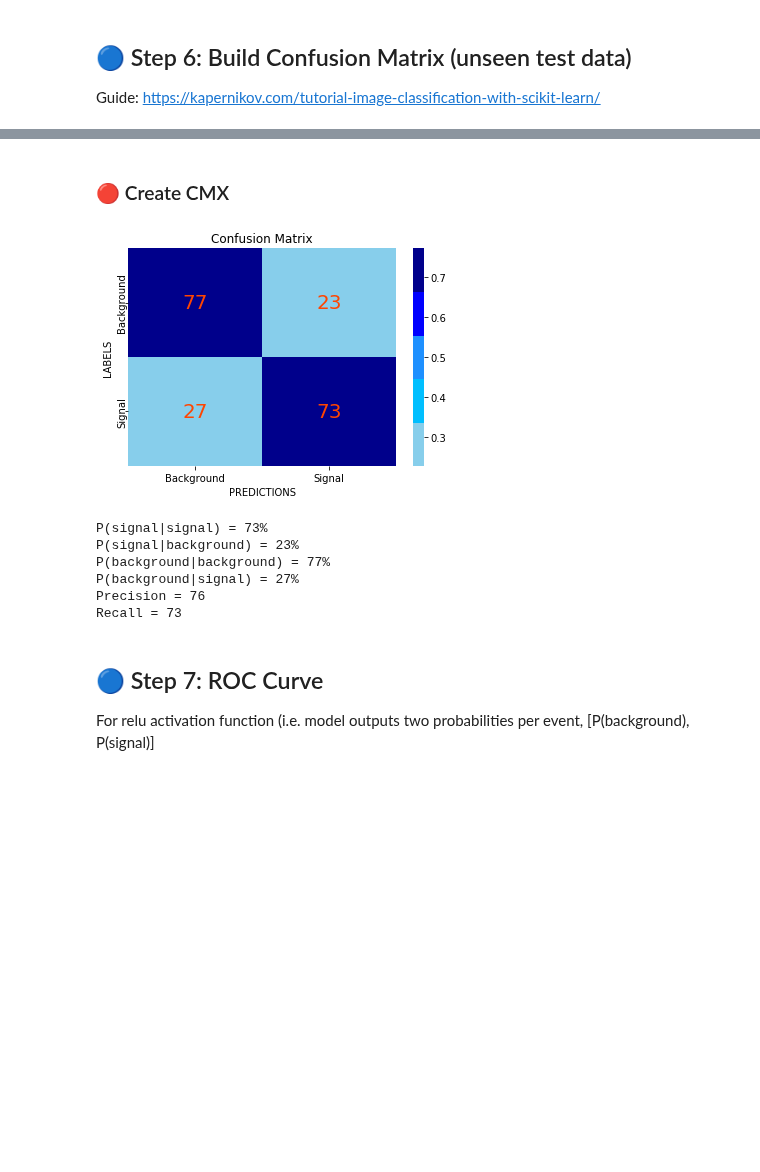
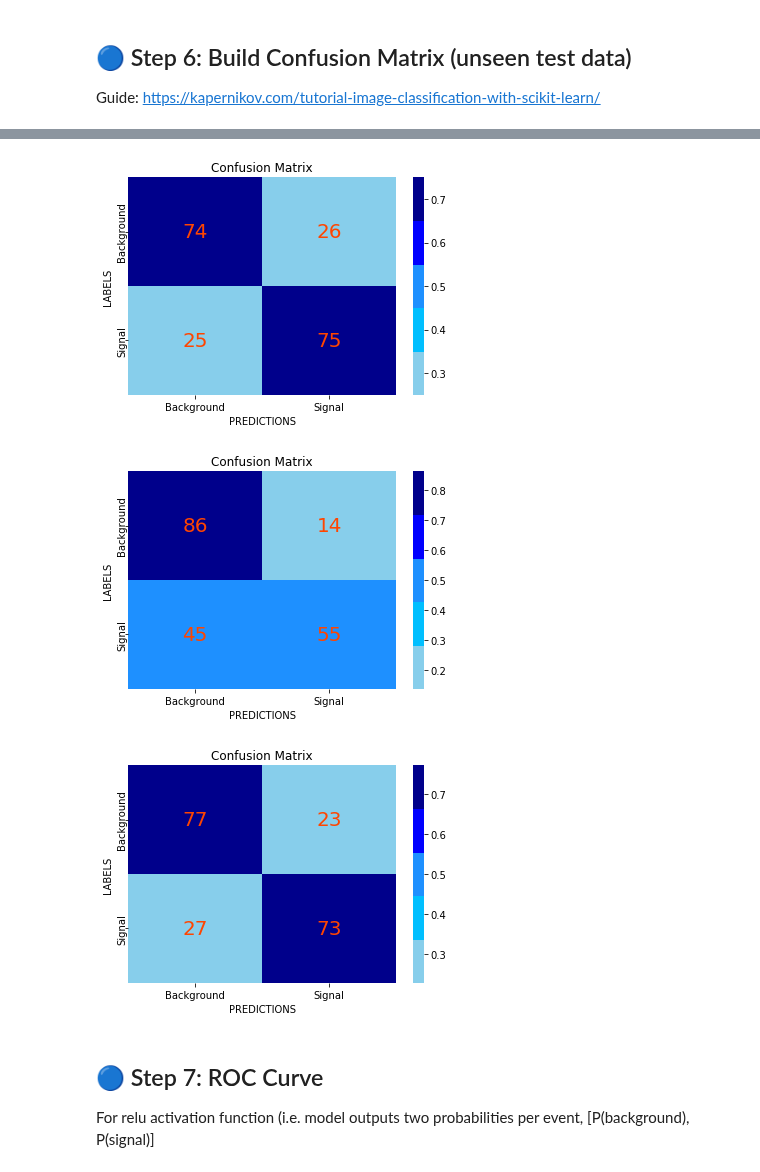
Before and after one commit to johngeorgousis/jet-classifier, a Jupyter notebook: 2TENSORFLOW.ipynb, the cells around one changed output, grey strips where cells are left out. Drawn from its saved outputs; the diff is of its cells as text; code cells hidden in the pictures; blank space fills up the shorter version.

Commit message:
feat: sklearn quick model comparison, cmx and roc curve functions for tf and sklearn

```diff
--- a/2TENSORFLOW.ipynb
+++ b/2TENSORFLOW.ipynb
@@ -417,70 +389,15 @@ Background = 0
-# %% [markdown]
-### 🔴 Create CMX
-# %%
-cmx_non_normal = tf.math.confusion_matrix(labels, preds).numpy() # Create Confusion Matrix
-cmx0 = cmx_non_normal[0] / cmx_non_normal[0].sum()
-cmx1 = cmx_non_normal[1] / cmx_non_normal[1].sum()
-cmx = np.stack((cmx0, cmx1), axis=0)
-
-
-# Plot confusion matrix
-fig, ax = plt.subplots()
-sns.heatmap(cmx, cmap=['skyblue', 'deepskyblue', 'dodgerblue', 'blue',  'darkblue'])
-
-# xylabels and title
-plt.title('Confusion Matrix')
-plt.xlabel('PREDICTIONS')
-plt.ylabel('LABELS')
-
-# Label ticks
-ax.set_xticklabels(['Background', 'Signal'])
-ax.set_yticklabels(['Background', 'Signal'])
-# Align ticks
-plt.setp(ax.get_xticklabels(), rotation=0, ha="center",
-         rotation_mode="anchor")
-plt.setp(ax.get_yticklabels(), rotation=90, ha="center",
-         rotation_mode="anchor")
-
-# Text Annotations for Blocks in CMX
-for i in range(2):
-    for j in range(2):
-
-        value = int(np.round(100*cmx[i, j], 0))
-
-        text = ax.text(j+0.5,
-                       i+0.5,
-                       value,
-                       ha="center",
-                       va="center",
-                       color="orangered",
-                       fontsize = 20)
-
-plt.show()
-
-
-# Print P(signal|signal) and P(signal|background)
-pss = cmx[1,1] / (cmx[1,1]+cmx[1,0])
-pbs = 1 - pss
-psb = cmx[0,1] / (cmx[0,1]+cmx[0,0])
-pbb = 1 - psb
-precision = cmx[1,1] / (cmx[1,1]+cmx[0,1])
-recall = cmx[1,1] / (cmx[1,1]+cmx[1,0])
-print('\n')
-print('P(signal|signal) = {:.0f}%'.format(100*pss))
-print('P(signal|background) = {:.0f}%'.format(100*psb))
-print('P(background|background) = {:.0f}%'.format(100*pbb))
-print('P(background|signal) = {:.0f}%'.format(100*pbs))
-print('Precision = {:.0f}'.format(precision*100))
-print('Recall = {:.0f}'.format(recall*100))
-print('\n')
-# %% [output]
-[figure, removed]
-P(signal|signal) = 73%
-P(signal|background) = 23%
-P(background|background) = 77%
-P(background|signal) = 27%
-Precision = 76
-Recall = 73
+# %%
+model0 = tf.keras.models.load_model('model_elu_7470.h5')
+model1 = tf.keras.models.load_model('model_tanh_7360.h5')
+model2 = tf.keras.models.load_model('model_relu_7570.h5')
+
+models = [model0, model1, model2]
+# %%
+cmx_tf(models, test_batches, num_of_batches_test)
+# %% [output]
+[figure, added]
+[figure, added]
+[figure, added]
 # %% [markdown]
 ## 🔵 Step 7: ROC Curve
 
```
Also changed, not shown: parts of 10 cells of this notebook, 2 other files.
